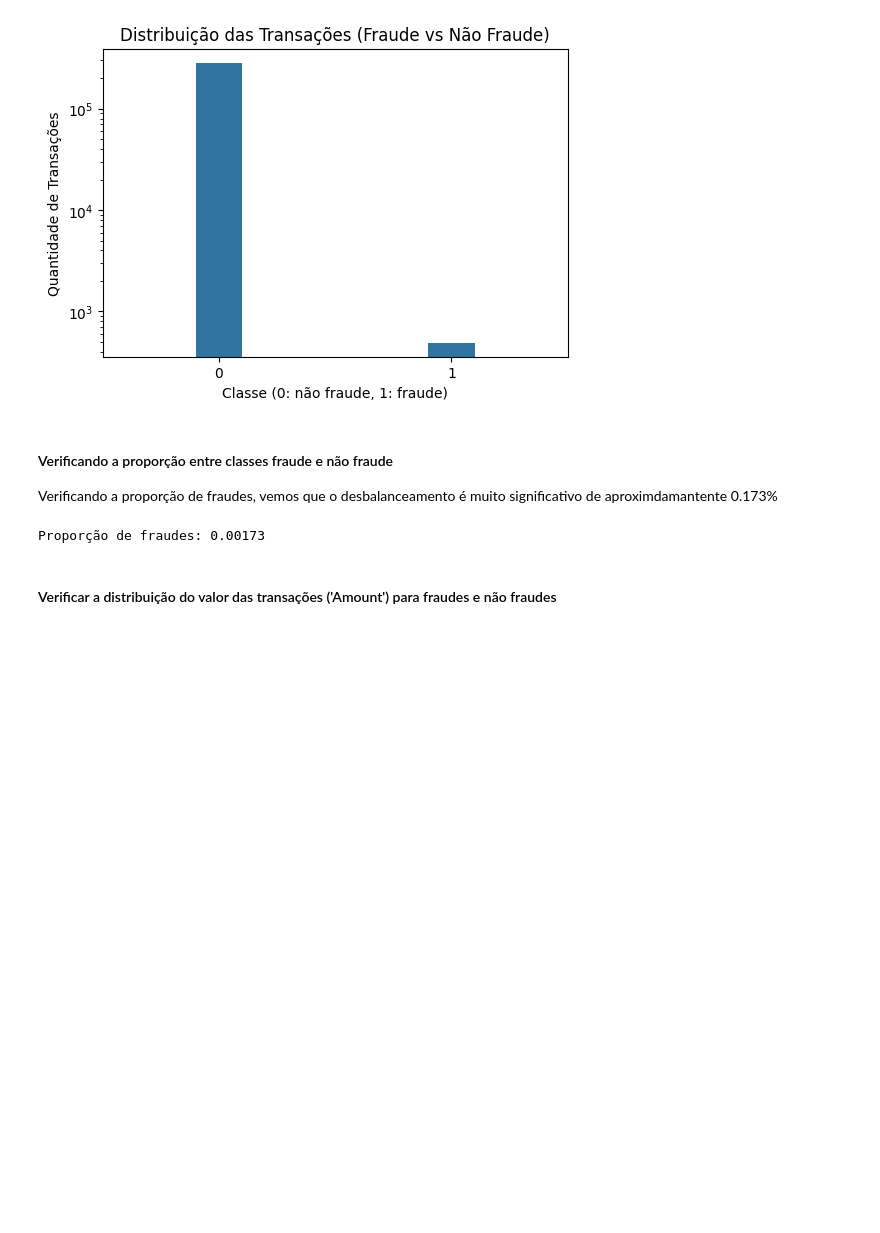
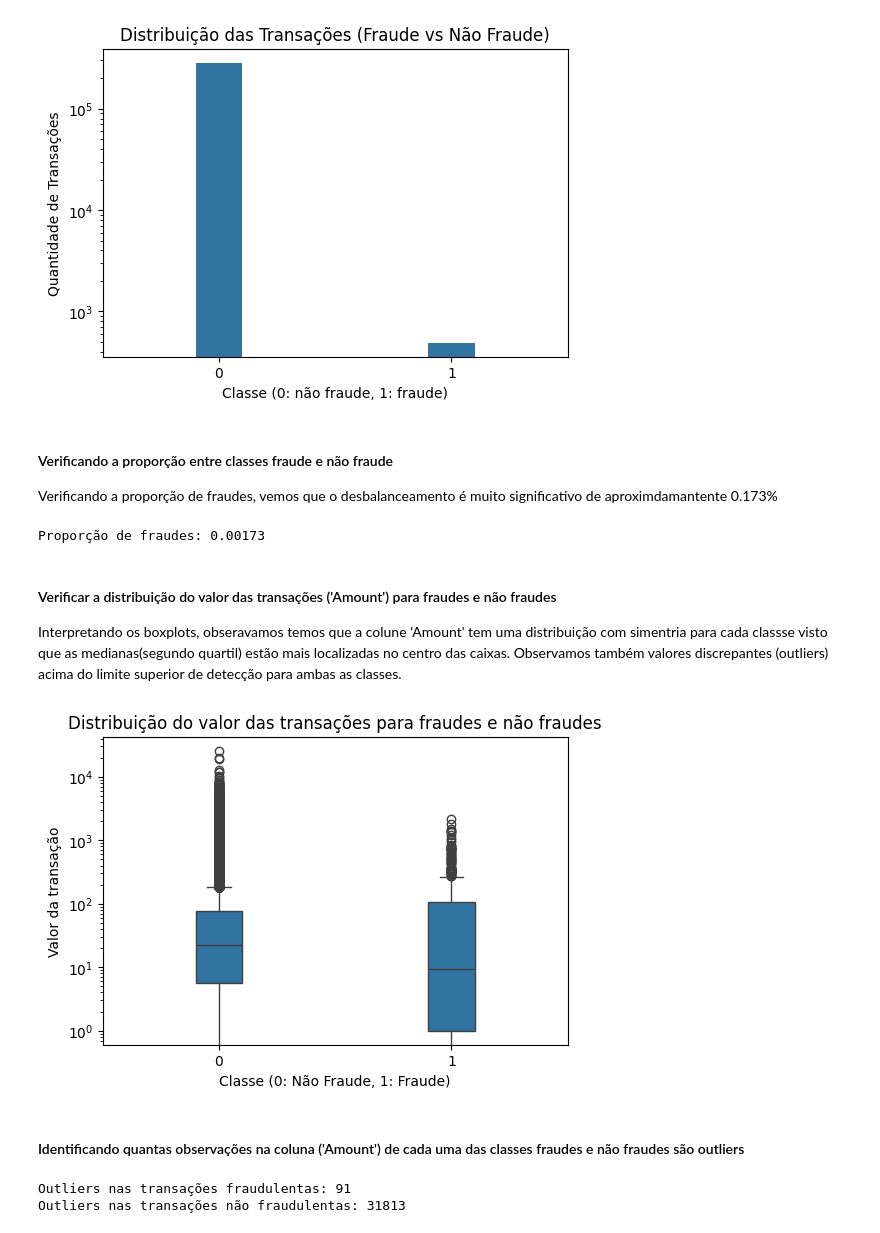
Before and after one commit to jonnathann/portifolio_ra, a Jupyter notebook: notebooks/risk_analisys.ipynb, the cells around one changed output. Saved outputs shown, nothing was run; the diff lists cells and outputs as text; code cells hidden in the pictures; blank space fills up the shorter version.

Commit message:
adicionando análise de outliers dos dados

```diff
--- a/notebooks/risk_analisys.ipynb
+++ b/notebooks/risk_analisys.ipynb
@@ -70,3 +70,38 @@ print(f'Proporção de fraudes: {fraud_ratio:.5f}')
 Proporção de fraudes: 0.00173
 # %% [markdown]
 #### Verificar a distribuição do valor das transações ('Amount') para fraudes e não fraudes
+Interpretando os boxplots, obseravamos temos que a colune 'Amount' tem uma distribuição com simentria para cada classse visto que as medianas(segundo quartil) estão mais localizadas no centro das caixas. Observamos também valores discrepantes (outliers) acima do limite superior de detecção para ambas as classes.
+# %%
+plt.figure(figsize=(6, 4))
+sns.boxplot(x='Class', y='Amount', data=df, width=0.2)
+plt.title('Distribuição do valor das transações para fraudes e não fraudes')
+plt.xlabel('Classe (0: Não Fraude, 1: Fraude)')
+plt.ylabel('Valor da transação')
+plt.yscale('log')
+plt.show()
+# %% [output]
+[figure, added]
+# %% [markdown]
+#### Identificando quantas observações na coluna ('Amount') de cada uma das classes fraudes e não fraudes são outliers
+# %%
+# Calculando os quartis e o IQR para a coluna 'Amount'
+Q1 = df['Amount'].quantile(0.25)
+Q3 = df['Amount'].quantile(0.75)
+IQR = Q3 - Q1
+
+# Definindo os limites superior e inferior para identificar outliers
+lower_limit = Q1 - 1.5 * IQR
+upper_limit = Q3 + 1.5 * IQR
+
+# Identificando outliers para as fraudes
+outliers_fraude = df[(df['Class'] == 1) & ((df['Amount'] < lower_limit) | (df['Amount'] > upper_limit))]
+
+# Identificando outliers para as transações não fraudulentas
+outliers_nao_fraude = df[(df['Class'] == 0) & ((df['Amount'] < lower_limit) | (df['Amount'] > upper_limit))]
+
+# Exibindo os outliers encontrados
+print(f"Outliers nas transações fraudulentas: {outliers_fraude.shape[0]}")
+print(f"Outliers nas transações não fraudulentas: {outliers_nao_fraude.shape[0]}")
+# %% [output]
+Outliers nas transações fraudulentas: 91
+Outliers nas transações não fraudulentas: 31813
```
